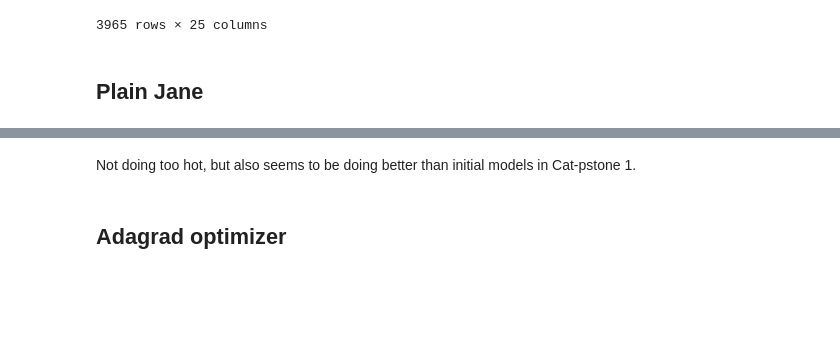
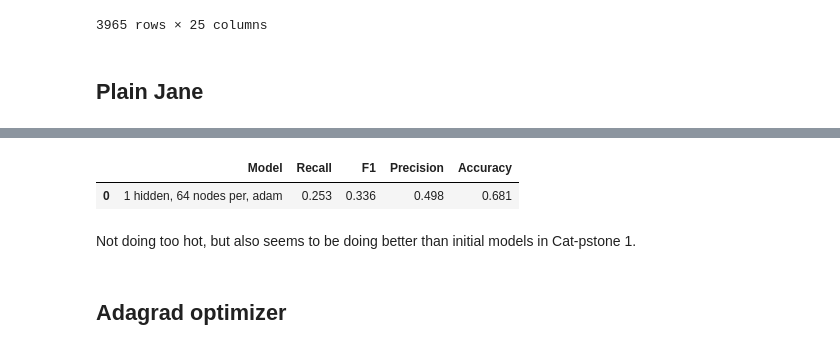
Before and after one commit to GwenToves/Cat-pstone-2, a Jupyter notebook: Notebooks/new_preprocessing_modeling.ipynb, the cells around one changed output, grey strips where cells are left out. Cells and saved outputs as stored; diff of their text form; code cells hidden in the pictures; blank space fills up the shorter version.

```diff
--- a/Notebooks/new_preprocessing_modeling.ipynb
+++ b/Notebooks/new_preprocessing_modeling.ipynb
@@ -156,3 +207,8 @@ array([[1066,   93],
+# %%
+master_scores
+# %% [output]
+|  | Model | Recall | F1 | Precision | Accuracy |
+| 0 | 1 hidden, 64 nodes per, adam | 0.253 | 0.336 | 0.498 | 0.681 |
 # %% [markdown]
 Not doing too hot, but also seems to be doing better than initial models in Cat-pstone 1.
 # %% [markdown]
```
Also changed, not shown: parts of 21 cells of this notebook.
